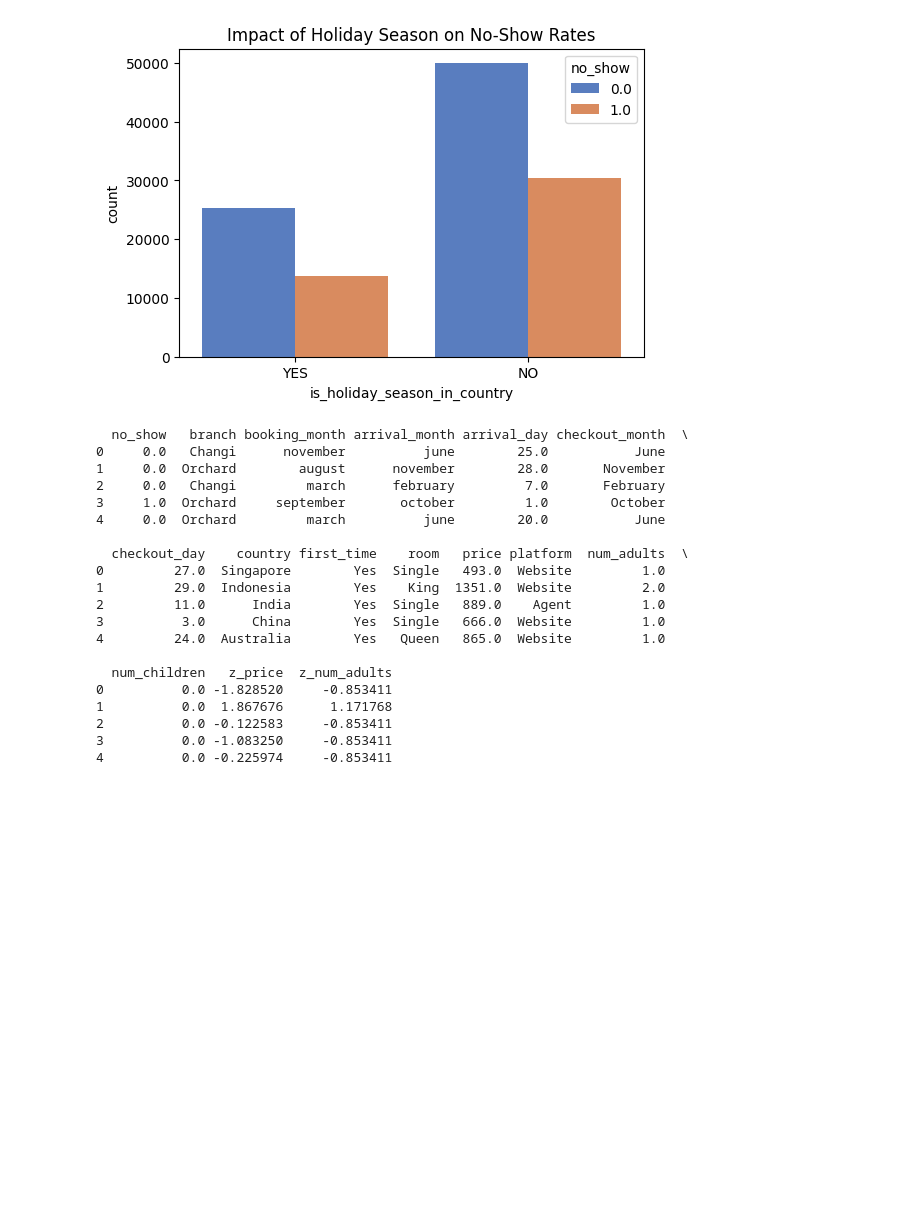
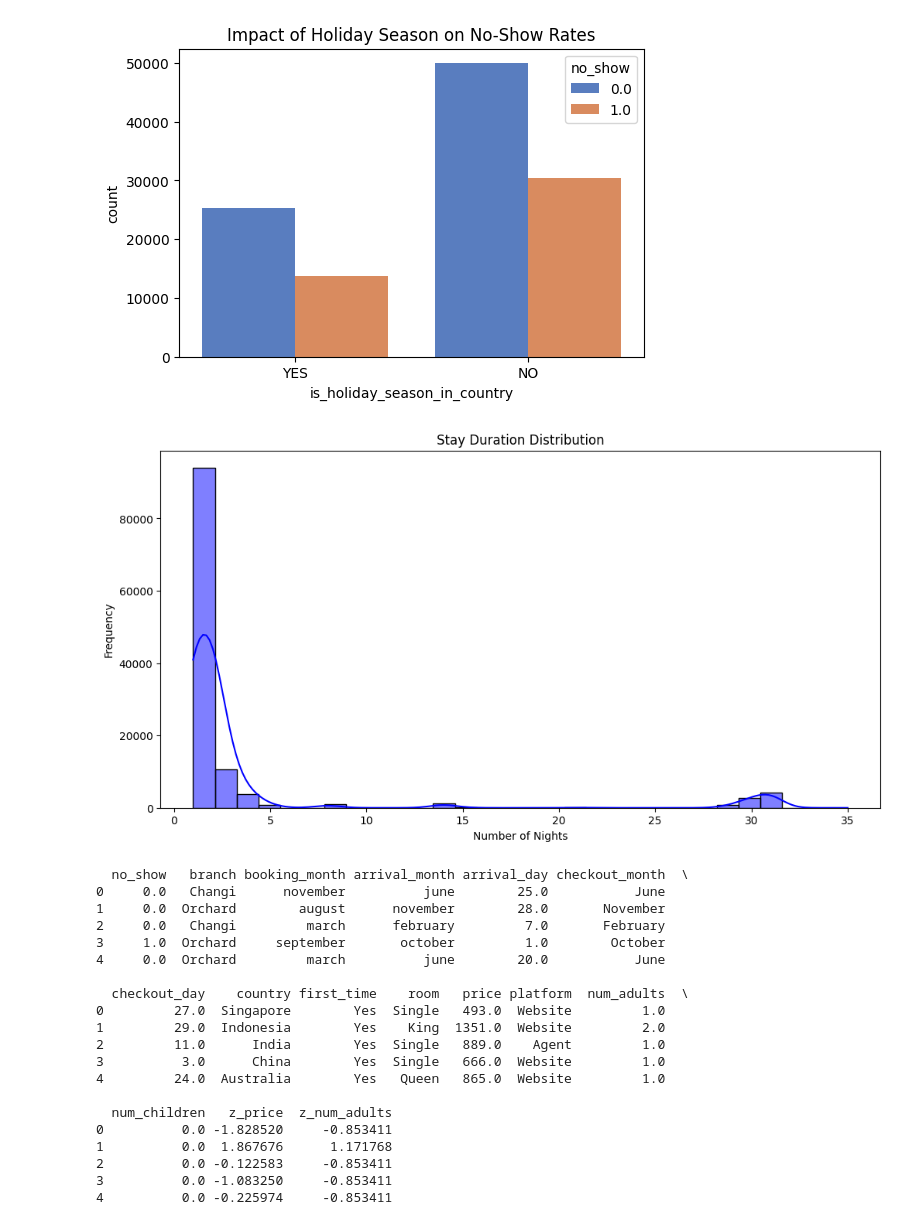
Before and after one commit to e-seet/inf2008ML, a Jupyter notebook: notebook.ipynb, the cells around one changed output. Cells and saved outputs as stored; diff of their text form; code cells hidden in the pictures; blank space fills up the shorter version.

```diff
--- a/notebook.ipynb
+++ b/notebook.ipynb
@@ -1372,6 +1382,16 @@ plt.title("Impact of Holiday Season on No-Show Rates")
 plt.show()
 # %% [output]
 [figure]
+# %%
+# Stay Duration
+plt.figure(figsize=(12, 6))
+sns.histplot(data['stay_duration'], kde=True, bins=30, color='blue')
+plt.title("Stay Duration Distribution")
+plt.xlabel("Number of Nights")
+plt.ylabel("Frequency")
+plt.show()
+# %% [output]
+[figure, added]
 # %%
 print(data.head(5))
 # %% [output]
```
Also changed, not shown: parts of 2 cells of this notebook.
